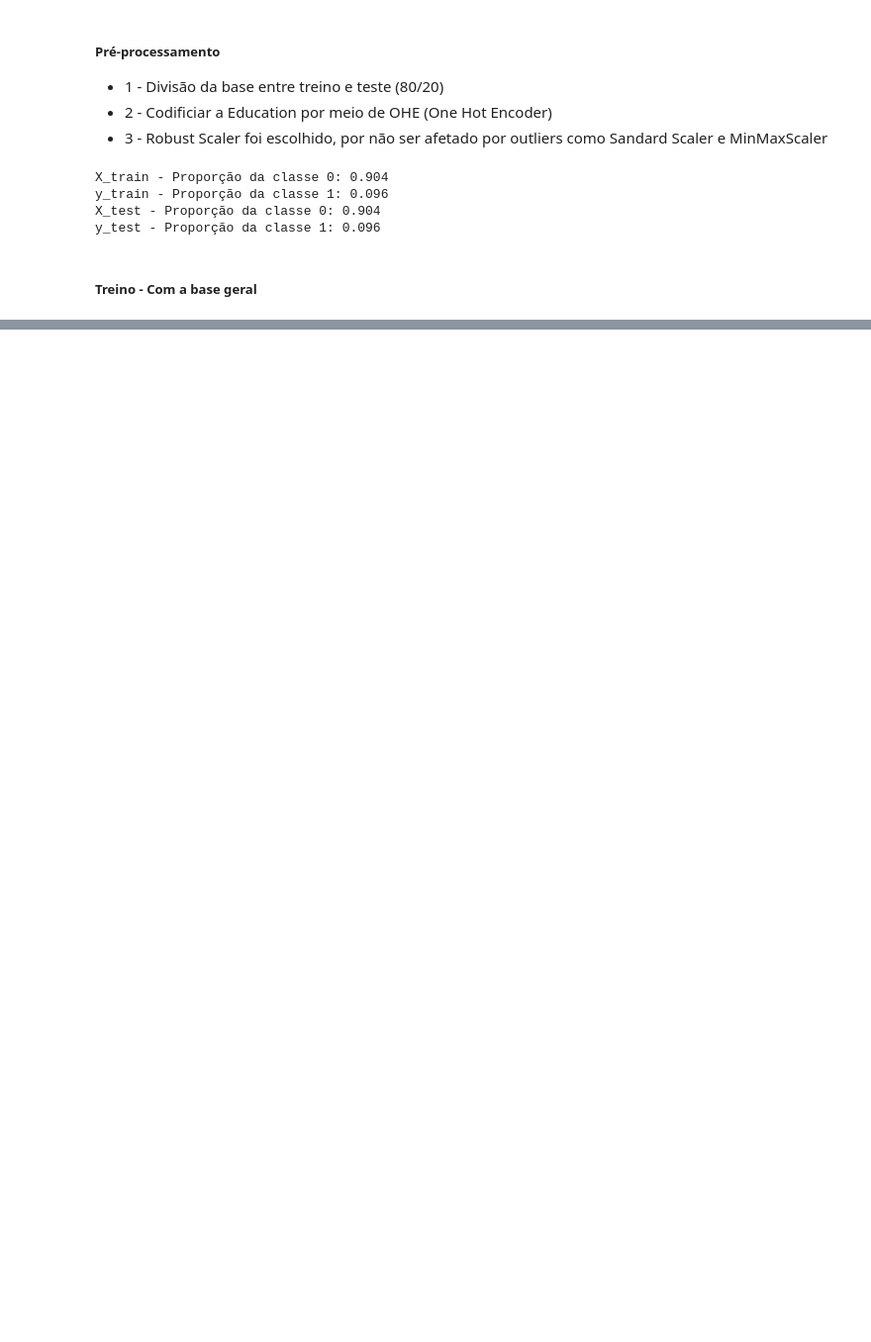
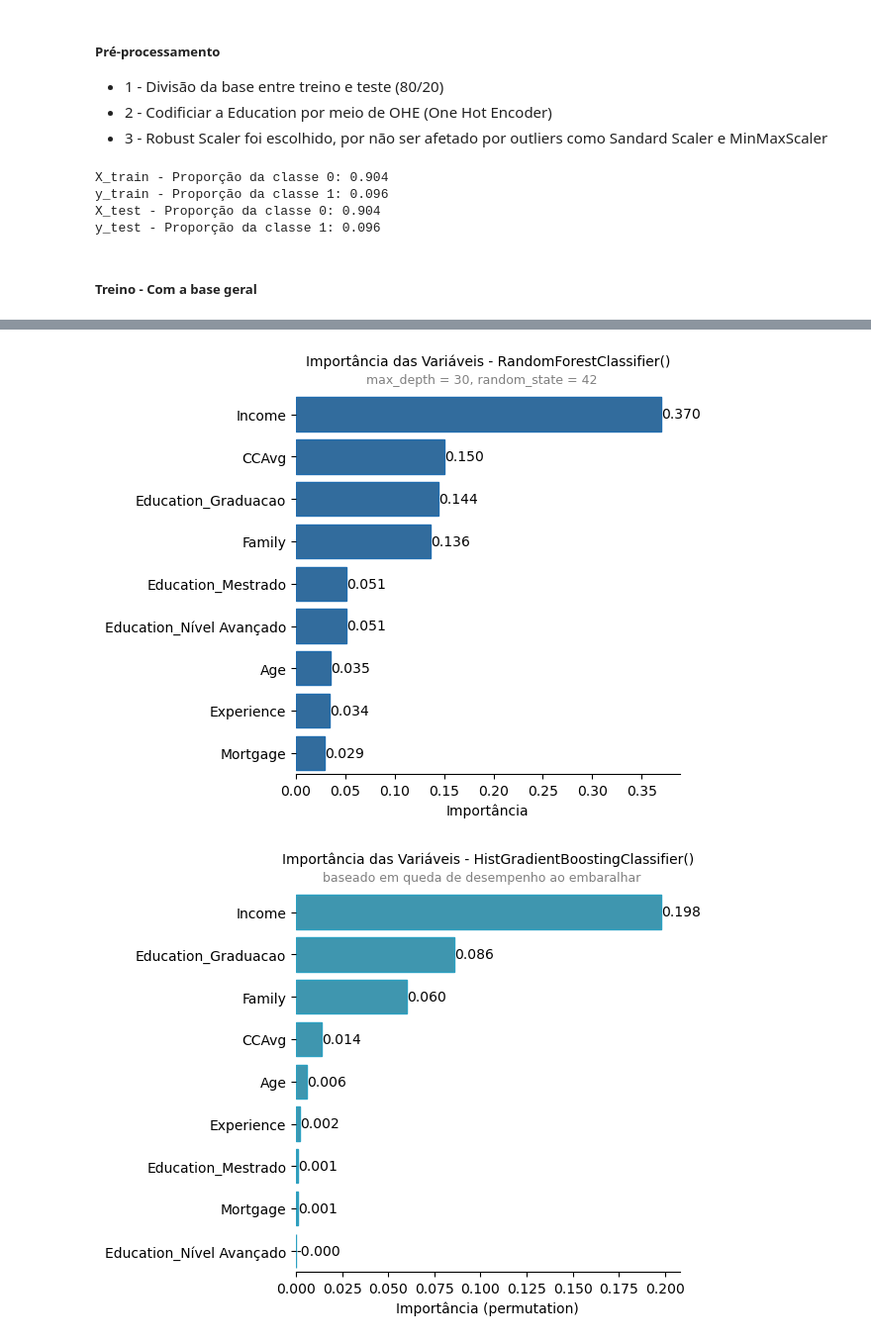
Before and after one commit to milenoepifanio/Analise_Classificacao_Churn, a Jupyter notebook: scr/Models.ipynb, the cells around one changed output, grey strips where cells are left out. Shown at 99% size. Saved outputs shown, nothing was run; the diff lists cells and outputs as text; code cells hidden in the pictures; blank space fills up the shorter version.

```diff
--- a/scr/Models.ipynb
+++ b/scr/Models.ipynb
@@ -309,0 +381,48 @@ df_metricas
+# %%
+ohe = preprocessor.transformers_[1][1]
+categorical_columns = ohe.get_feature_names_out(input_features=categorical_features)
+all_columns = numerical_features + list(categorical_columns)
+
+paleta = sns.color_palette('YlGnBu')
+
+def plot_feature_importance(model, model_name, color, nota='', X=X_test, y=y_test):
+    try:
+        # Tenta extrair diretamente do modelo
+        importances = model.named_steps['classifier'].feature_importances_
+        origem = 'builtin'
+    except AttributeError:
+        try:
+            # Tenta extrair do predictor interno do HistGradientBoosting
+            importances = model.named_steps['classifier']._predictor.feature_importances_
+            origem = 'builtin'
+        except AttributeError:
+            # Usa permutation importance como fallback
+            resultado_perm = permutation_importance(model, X, y, n_repeats=10, random_state=42, n_jobs=-1)
+            importances = resultado_perm.importances_mean
+            origem = 'permutation'
+
+    df_importancia = pd.DataFrame({
+        'Feature': all_columns,
+        'Importância': importances
+    }).sort_values(by='Importância', ascending=True)
+    df_importancia['Importância'] = df_importancia['Importância'].round(3)
+
+    # Plot
+    plt.figure(figsize=(5, 5))
+    ax = sns.barplot(data=df_importancia, y='Feature', x='Importância', color=color, edgecolor=color)
+    ax.bar_label(ax.containers[0], labels=[f'{v:.3f}' for v in df_importancia['Importância']], fontsize=10)
+    plt.xlabel('Importância' if origem == 'builtin' else 'Importância (permutation)')
+    plt.ylabel('')
+    plt.title(f'Importância das Variáveis - {model_name}', y=1.05, fontsize=10)
+    legenda = nota if origem == 'builtin' else 'baseado em queda de desempenho ao embaralhar'
+    plt.figtext(0.5, 0.9, legenda, ha='center', color='gray', fontsize=9)
+    plt.gca().invert_yaxis()
+    sns.despine(left=True)
+    plt.show()
+# %%
+plot_feature_importance(best_model_rf, 'RandomForestClassifier()', paleta[4], 'max_depth = 30, random_state = 42')
+plot_feature_importance(best_model_hist, 'HistGradientBoostingClassifier()', paleta[3], 'random_state = 42')
+plot_feature_importance(best_model_lgbm, 'LGBMClassifier()', paleta[2], 'random_state = 42')
+# %% [output]
+[figure, added]
+[figure, added]
```
Also changed, not shown: parts of 14 cells of this notebook, 1 other file.
